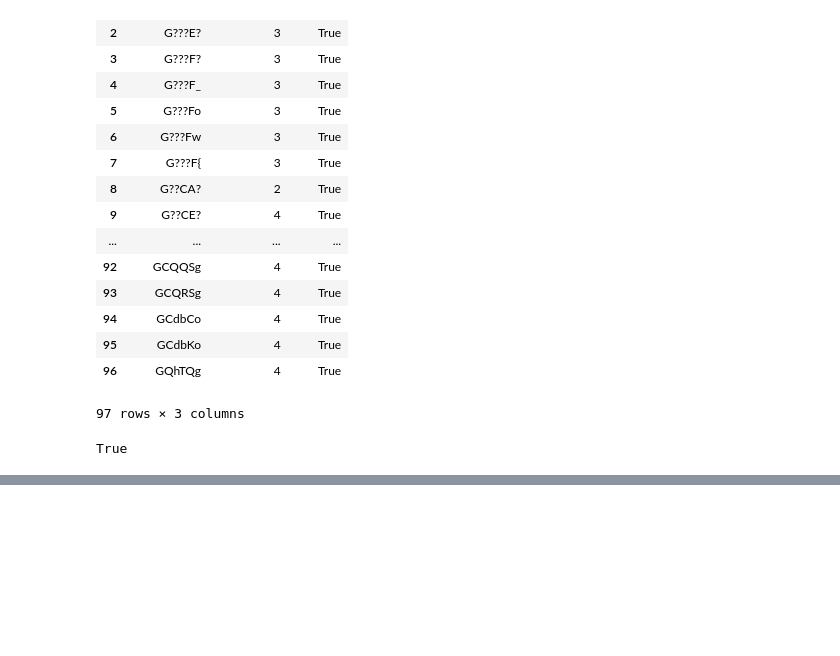
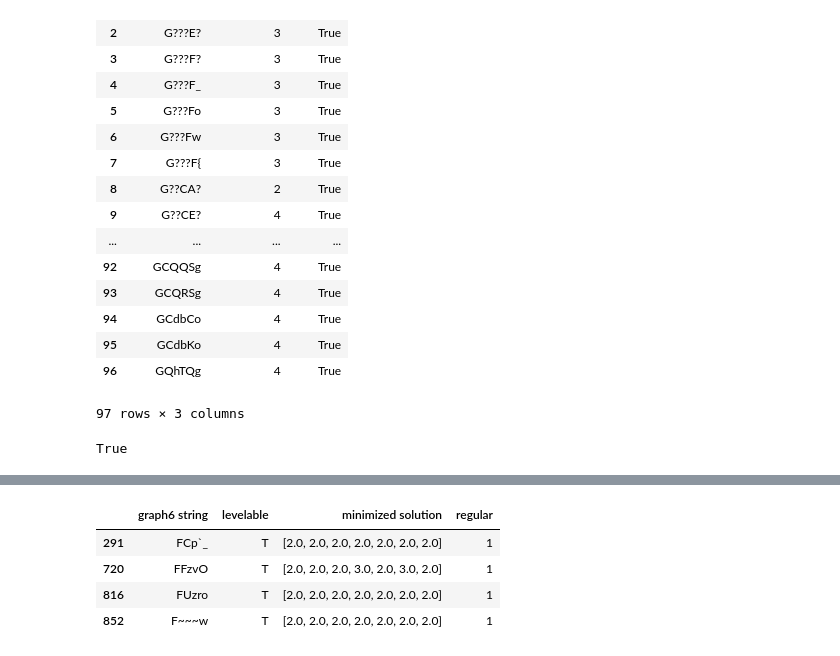
Before and after one commit to michael-chong/levelable, a Jupyter notebook: levelable_analysis.ipynb, the cells around one changed output, grey strips where cells are left out. Drawn from its saved outputs; the diff is of its cells as text; code cells hidden in the pictures; blank space fills up the shorter version.

```diff
--- a/levelable_analysis.ipynb
+++ b/levelable_analysis.ipynb
@@ -322,0 +333,23 @@ True
+# %%
+df = pd.read_csv("results/resultsconnected7.csv")
+
+isRegular = pd.DataFrame(columns = ["graph6 string", "regular"])
+
+for index, row in df.iterrows():
+    g = Graph()
+    from_graph6(g, row['graph6 string'])
+
+    if g.is_regular():
+        isRegular = isRegular.append({"graph6 string": row["graph6 string"], "regular":1}, ignore_index = True)
+
+    elif not(g.is_regular()):
+        isRegular = isRegular.append({"graph6 string": row["graph6 string"],"regular":0}, ignore_index = True)
+# %%
+df2 = df.merge(isRegular, on = "graph6 string")
+df2[df2.regular == 1]
+# %% [output]
+|  | graph6 string | levelable | minimized solution | regular |
+| 291 | FCp`_ | T | [2.0, 2.0, 2.0, 2.0, 2.0, 2.0, 2.0] | 1 |
+| 720 | FFzvO | T | [2.0, 2.0, 2.0, 3.0, 2.0, 3.0, 2.0] | 1 |
+| 816 | FUzro | T | [2.0, 2.0, 2.0, 2.0, 2.0, 2.0, 2.0] | 1 |
+| 852 | F~~~w | T | [2.0, 2.0, 2.0, 2.0, 2.0, 2.0, 2.0] | 1 |
```
Also changed, not shown: parts of 9 cells of this notebook.
